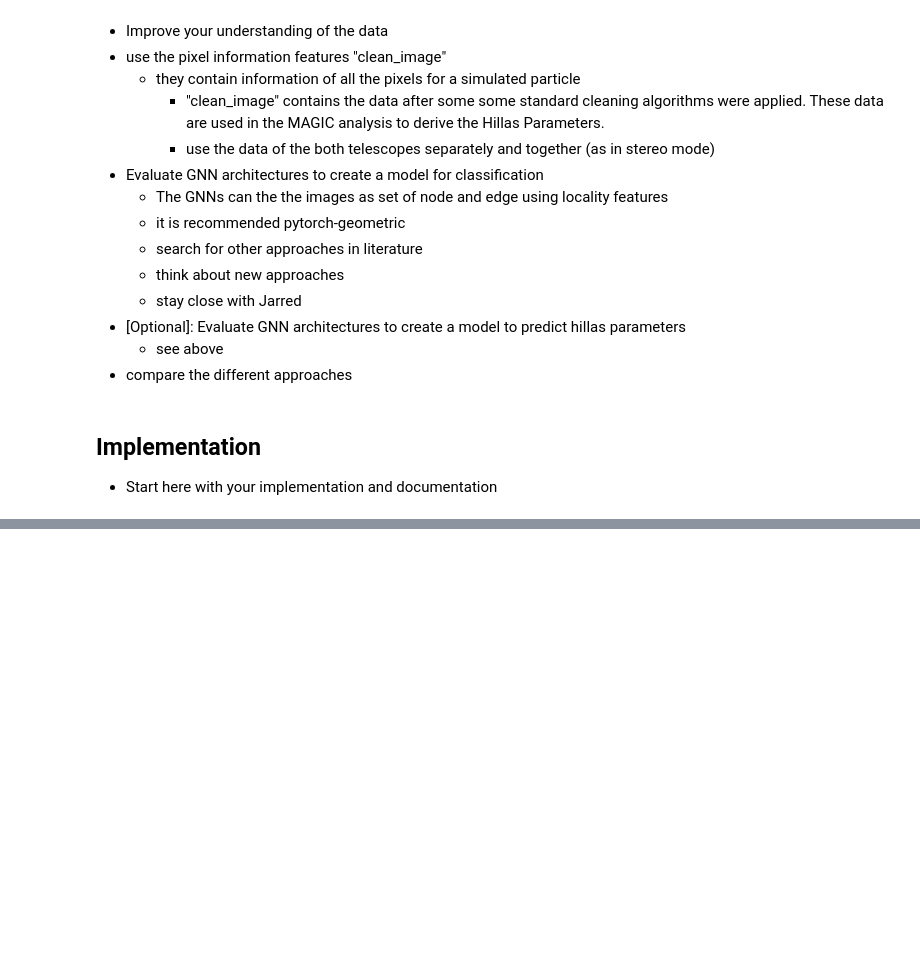
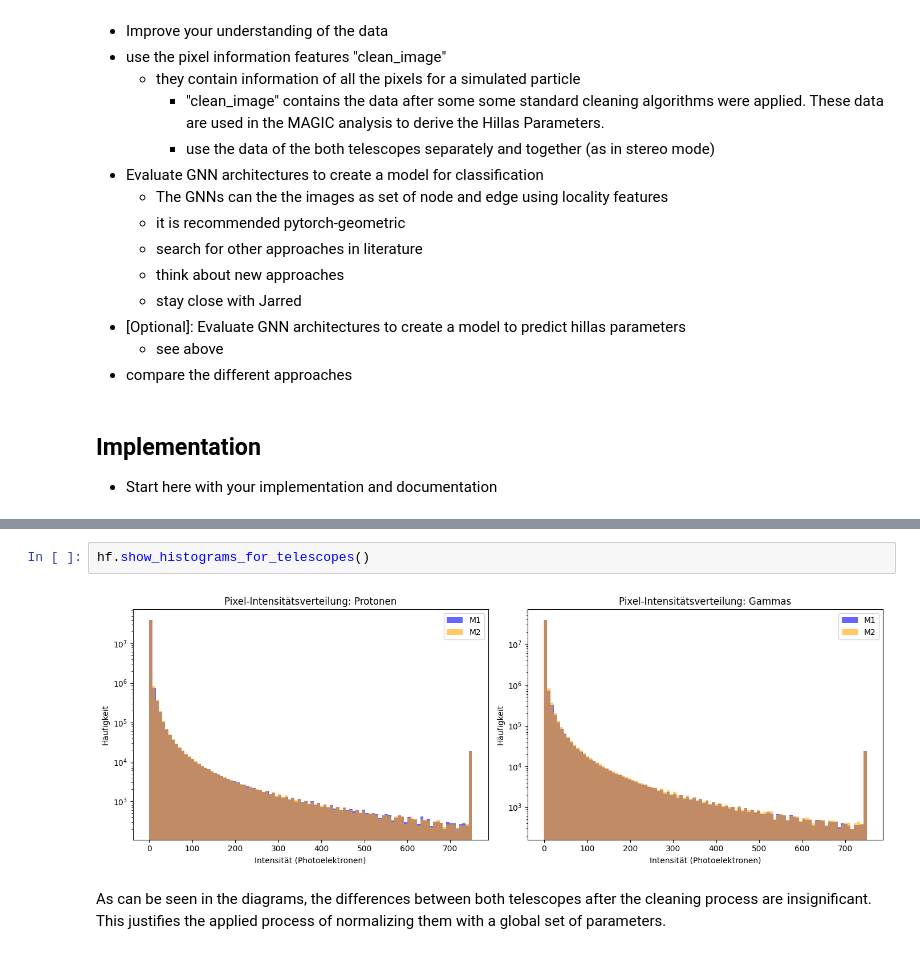
Before and after one commit to GerritErdt/machineLearning, a Jupyter notebook: Team G.ipynb, the cells around one changed output, grey strips where cells are left out. Drawn from its saved outputs; the diff is of its cells as text; blank space fills up the shorter version.

```diff
--- a/Team G.ipynb
+++ b/Team G.ipynb
@@ -36,0 +76,6 @@
+# %%
+hf.show_histograms_for_telescopes()
+# %% [output]
+[figure, added]
+# %% [markdown]
+As can be seen in the diagrams, the differences between both telescopes after the cleaning process are insignificant. This justifies the applied process of normalizing them with a global set of parameters.
```
Also changed, not shown: parts of 4 cells of this notebook, 5 other files.
